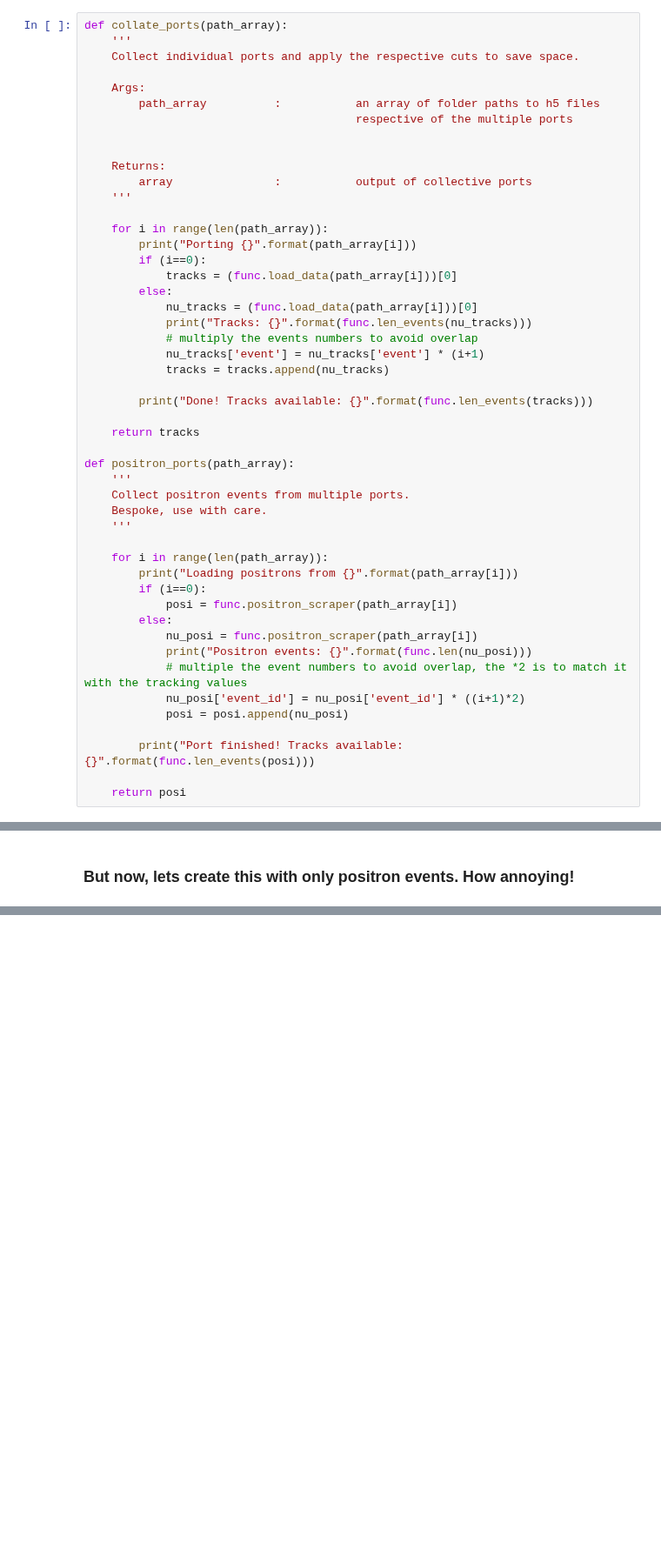
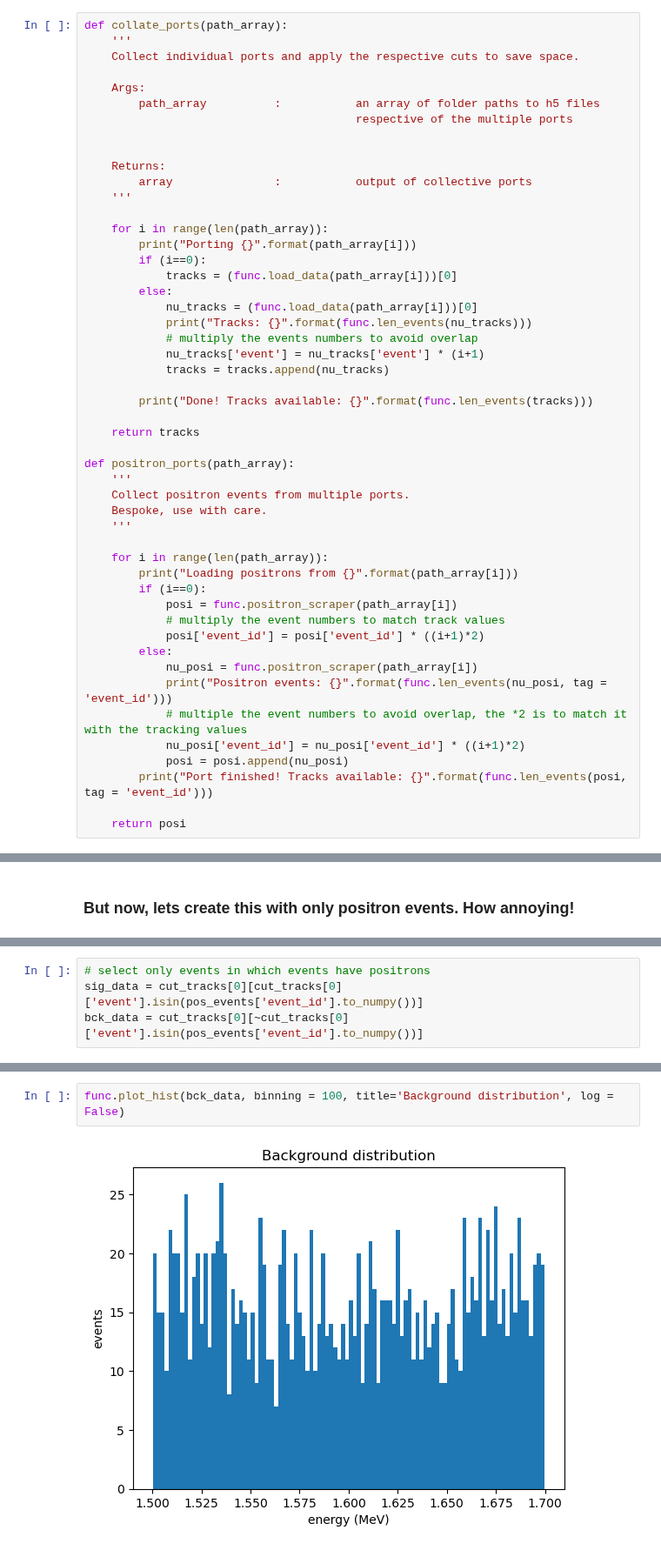
Before and after one commit to jwaiton/next_misc, a Jupyter notebook: FOM_merge&fit/fitting_work.ipynb, the cells around one changed output, grey strips where cells are left out. Shown at 87% size. Saved outputs shown, nothing was run; the diff lists cells and outputs as text; blank space fills up the shorter version.

```diff
--- a/FOM_merge&fit/fitting_work.ipynb
+++ b/FOM_merge&fit/fitting_work.ipynb
@@ -53,14 +61,15 @@ def positron_ports(path_array):
         print("Loading positrons from {}".format(path_array[i]))
         if (i==0):
             posi = func.positron_scraper(path_array[i])
+            # multiply the event numbers to match track values
+            posi['event_id'] = posi['event_id'] * ((i+1)*2)
         else:
             nu_posi = func.positron_scraper(path_array[i])
-            print("Positron events: {}".format(func.len(nu_posi)))
+            print("Positron events: {}".format(func.len_events(nu_posi, tag = 'event_id')))
             # multiple the event numbers to avoid overlap, the *2 is to match it with the tracking values
             nu_posi['event_id'] = nu_posi['event_id'] * ((i+1)*2)
             posi = posi.append(nu_posi)
-
-        print("Port finished! Tracks available: {}".format(func.len_events(posi)))
+        print("Port finished! Tracks available: {}".format(func.len_events(posi, tag = 'event_id')))
 
     return posi
 # %%
@@ -138,0 +189,4 @@ KeyError: 'event'
+# %%
+# select only events in which events have positrons
+sig_data = cut_tracks[0][cut_tracks[0]['event'].isin(pos_events['event_id'].to_numpy())]
+bck_data = cut_tracks[0][~cut_tracks[0]['event'].isin(pos_events['event_id'].to_numpy())]
@@ -138,0 +209,4 @@ KeyError: 'event'
+# %%
+func.plot_hist(bck_data, binning = 100, title='Background distribution', log = False)
+# %% [output]
+[figure, added]
```
Also changed, not shown: parts of 9 cells of this notebook, 2 other files.
